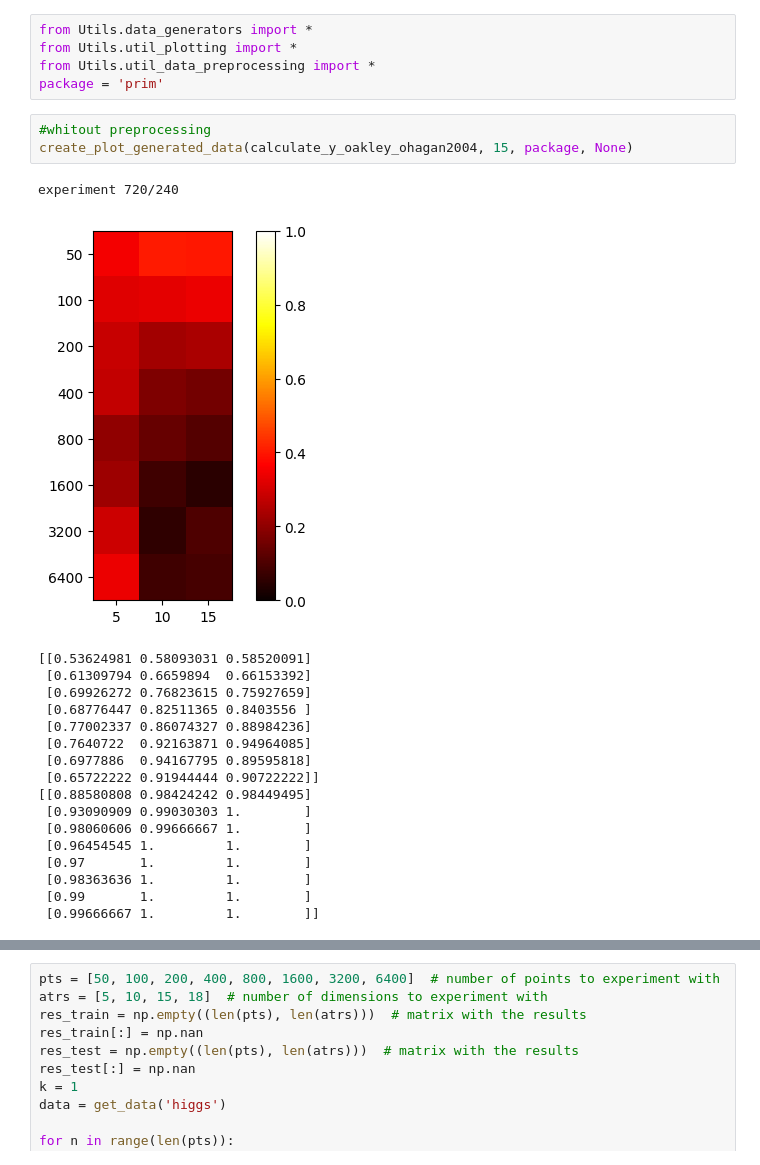
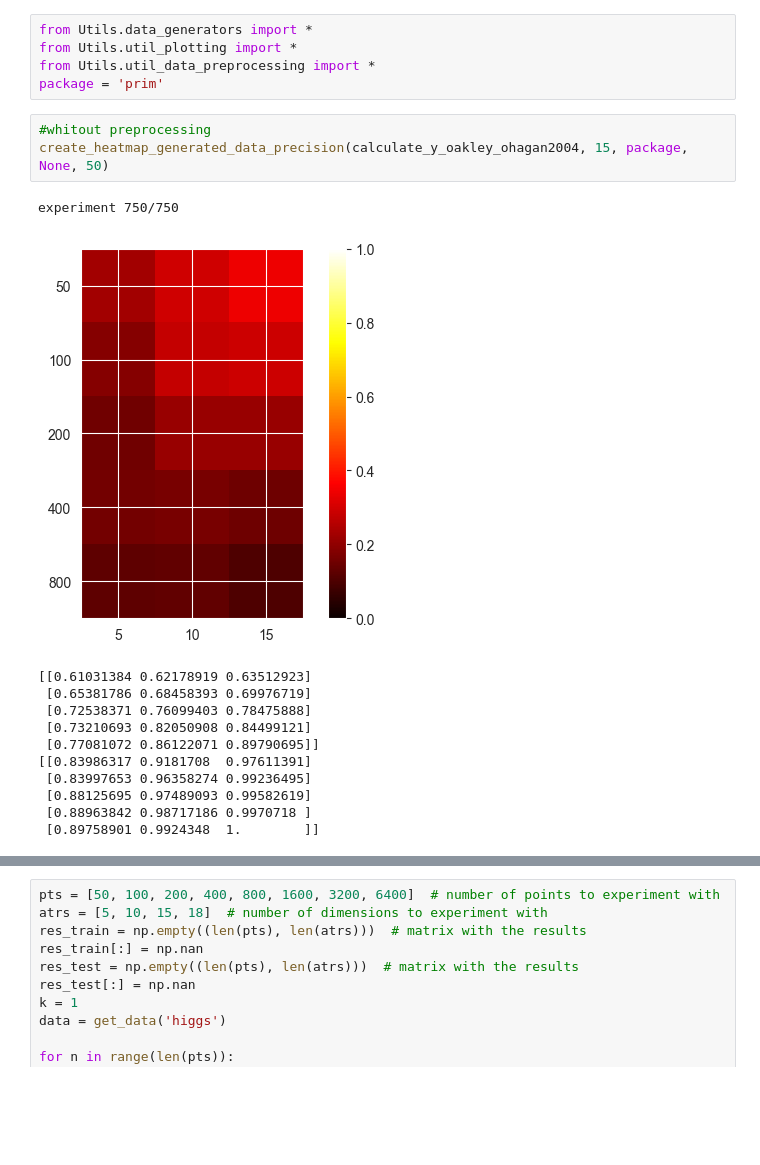
Before and after one commit to inagege/ImprovingSubgroupDiscovery, a Jupyter notebook: PRIM_Performance_Analyzing/PRIM_Baseline.ipynb, the cells around one changed output, grey strips where cells are left out. Drawn from its saved outputs; the diff is of its cells as text; blank space fills up the shorter version.

Commit message:
Updated Graphs and impflemented SMOTE to genereate new data. Still problem with morris and sobol_levitan1999 functions.

```diff
--- a/PRIM_Performance_Analyzing/PRIM_Baseline.ipynb
+++ b/PRIM_Performance_Analyzing/PRIM_Baseline.ipynb
@@ -5,23 +5,17 @@ from Utils.util_data_preprocessing import *
 package = 'prim'
 # %%
 #whitout preprocessing
-create_plot_generated_data(calculate_y_oakley_ohagan2004, 15, package, None)
+create_heatmap_generated_data_precision(calculate_y_oakley_ohagan2004, 15, package, None, 50)
 # %% [output]
-experiment 720/240
+experiment 750/750
-[figure, old version]
+[figure, new version]
-[[0.53624981 0.58093031 0.58520091]
- [0.61309794 0.6659894  0.66153392]
- [0.69926272 0.76823615 0.75927659]
- [0.68776447 0.82511365 0.8403556 ]
- [0.77002337 0.86074327 0.88984236]
- [0.7640722  0.92163871 0.94964085]
- [0.6977886  0.94167795 0.89595818]
- [0.65722222 0.91944444 0.90722222]]
-[[0.88580808 0.98424242 0.98449495]
- [0.93090909 0.99030303 1.        ]
- [0.98060606 0.99666667 1.        ]
- [0.96454545 1.         1.        ]
- [0.97       1.         1.        ]
- [0.98363636 1.         1.        ]
- [0.99       1.         1.        ]
- [0.99666667 1.         1.        ]]
+[[0.61031384 0.62178919 0.63512923]
+ [0.65381786 0.68458393 0.69976719]
+ [0.72538371 0.76099403 0.78475888]
+ [0.73210693 0.82050908 0.84499121]
+ [0.77081072 0.86122071 0.89790695]]
+[[0.83986317 0.9181708  0.97611391]
+ [0.83997653 0.96358274 0.99236495]
+ [0.88125695 0.97489093 0.99582619]
+ [0.88963842 0.98717186 0.9970718 ]
+ [0.89758901 0.9924348  1.        ]]
```
Also changed, not shown: parts of 14 cells of this notebook, 48 other files.
